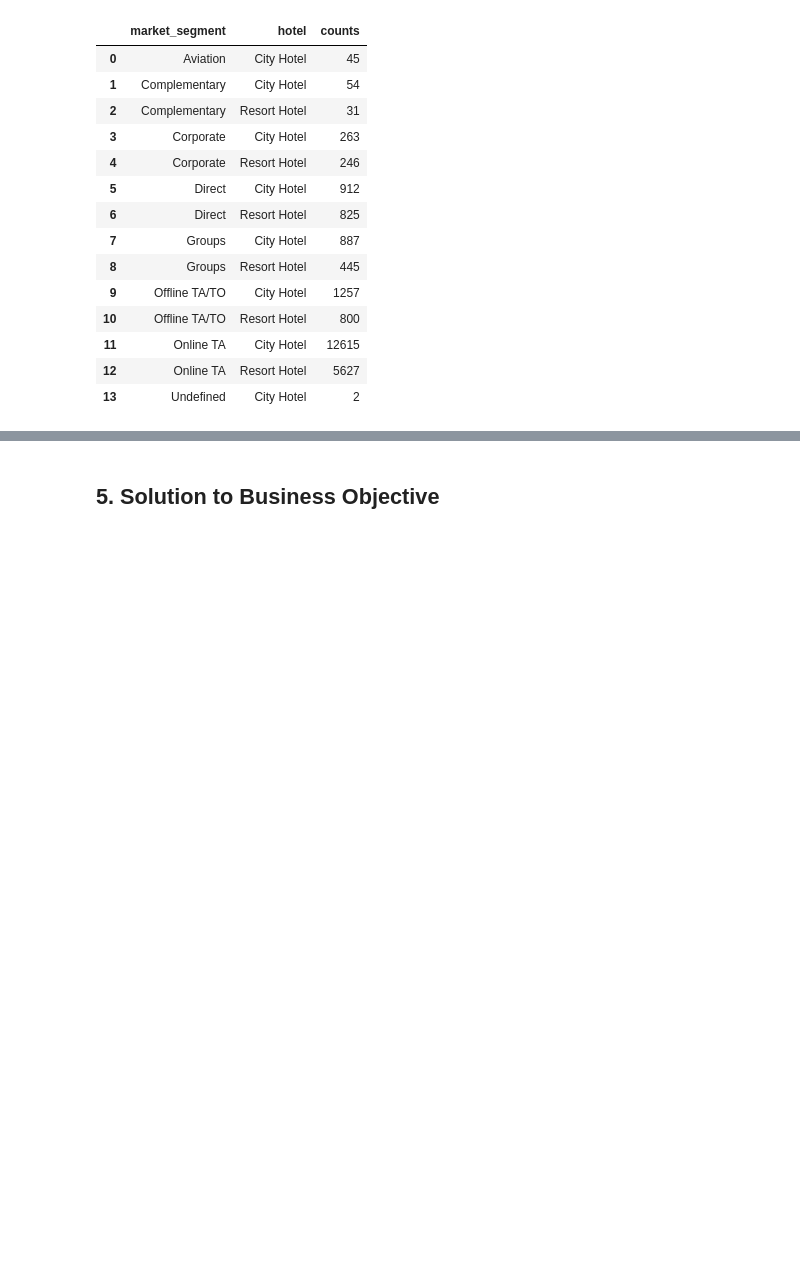
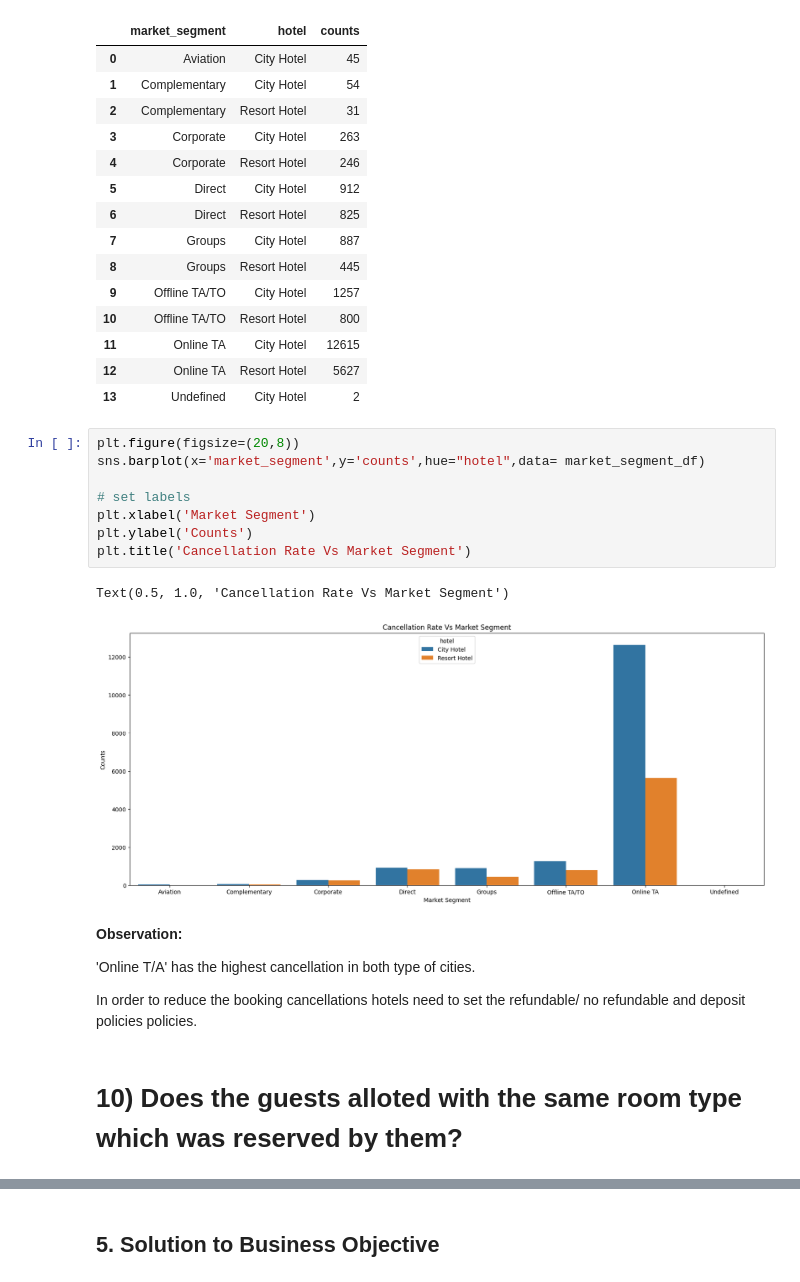
Before and after one commit to pranabrout/EDA-on-Hotel-Booking-Analysis, a Jupyter notebook: EDA_on_Hotel_Booking_Analysis_Capstone_Project_1.ipynb, the cells around one changed output, grey strips where cells are left out. Saved outputs shown, nothing was run; the diff lists cells and outputs as text; blank space fills up the shorter version.

```diff
--- a/EDA_on_Hotel_Booking_Analysis_Capstone_Project_1.ipynb
+++ b/EDA_on_Hotel_Booking_Analysis_Capstone_Project_1.ipynb
@@ -1012,3 +1012,22 @@ market_segment_df
 | 11 | Online TA | City Hotel | 12615 |
 | 12 | Online TA | Resort Hotel | 5627 |
 | 13 | Undefined | City Hotel | 2 |
+# %%
+plt.figure(figsize=(20,8))
+sns.barplot(x='market_segment',y='counts',hue="hotel",data= market_segment_df)
+
+# set labels
+plt.xlabel('Market Segment')
+plt.ylabel('Counts')
+plt.title('Cancellation Rate Vs Market Segment')
+# %% [output]
+Text(0.5, 1.0, 'Cancellation Rate Vs Market Segment')
+[figure, added]
+# %% [markdown]
+**Observation:**
+
+'Online T/A' has the highest cancellation in both type of cities.
+
+In order to reduce the booking cancellations hotels need to set the refundable/ no refundable and deposit policies policies.
+# %% [markdown]
+# **10) Does the guests alloted with the same room type which was reserved by them?**
```
Also changed, not shown: parts of 29 cells of this notebook.
